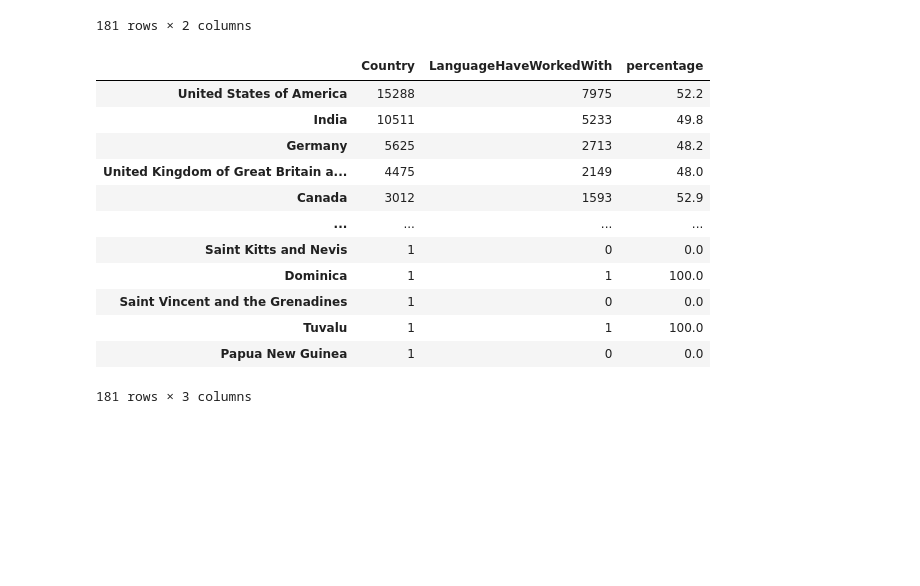
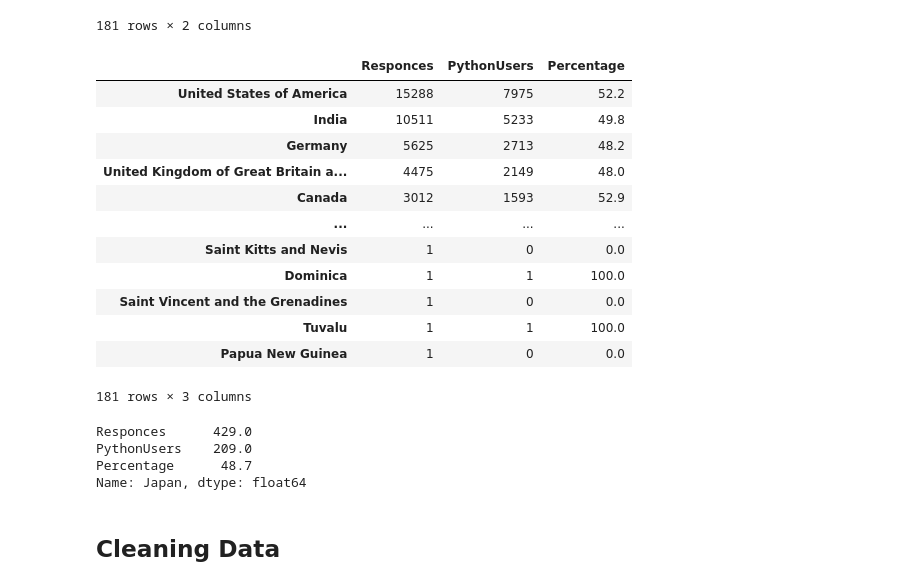
Before and after one commit to emad-almajdalawi/temp, a Jupyter notebook: pandas_demo.ipynb, the cells around one changed output. Saved outputs shown, nothing was run; the diff lists cells and outputs as text; code cells hidden in the pictures; blank space fills up the shorter version.

```diff
--- a/pandas_demo.ipynb
+++ b/pandas_demo.ipynb
@@ -1053,10 +1055,11 @@ python_df
 # %%
 # def cal_percentage(all_responces_in_each_country, use_python_in_each_country):
 #     return (use_python_in_each_country/all_responces_in_each_country)*100
-python_df['percentage'] = (python_df['LanguageHaveWorkedWith']/python_df['Country']*100).round(decimals=1, out=None)
+python_df.rename(columns={'Country': 'Responces', 'LanguageHaveWorkedWith': 'PythonUsers'}, inplace=True)
+python_df['Percentage'] = (python_df['PythonUsers']/python_df['Responces']*100).round(decimals=1, out=None)
 python_df
 # %% [output]
-|  | Country | LanguageHaveWorkedWith | percentage |
+|  | Responces | PythonUsers | Percentage |
 | United States of America | 15288 | 7975 | 52.2 |
 | India | 10511 | 5233 | 49.8 |
 | Germany | 5625 | 2713 | 48.2 |
@@ -1069,3 +1072,12 @@ python_df
 | Tuvalu | 1 | 1 | 100.0 |
 | Papua New Guinea | 1 | 0 | 0.0 |
 181 rows × 3 columns
+# %%
+python_df.loc['Japan']
+# %% [output]
+Responces      429.0
+PythonUsers    209.0
+Percentage      48.7
+Name: Japan, dtype: float64
+# %% [markdown]
+## Cleaning Data
```
Also changed, not shown: parts of 23 cells of this notebook.
